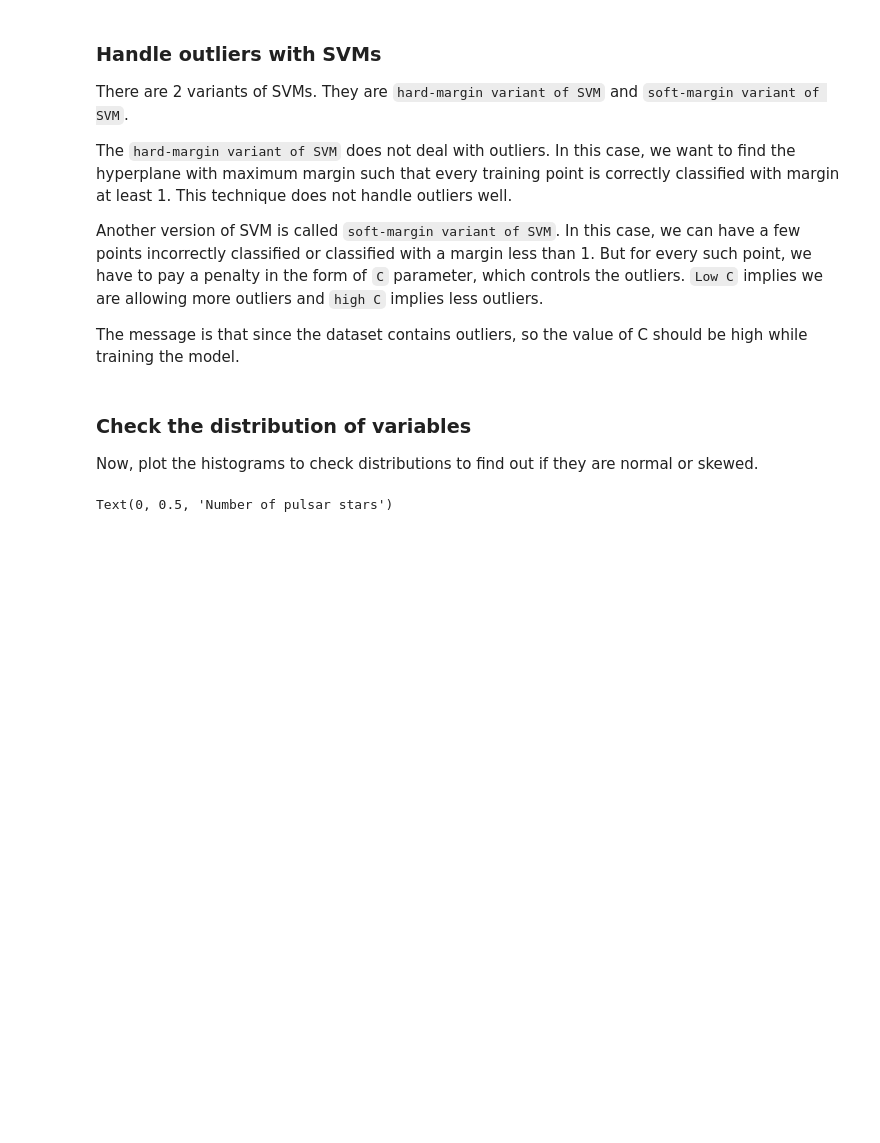
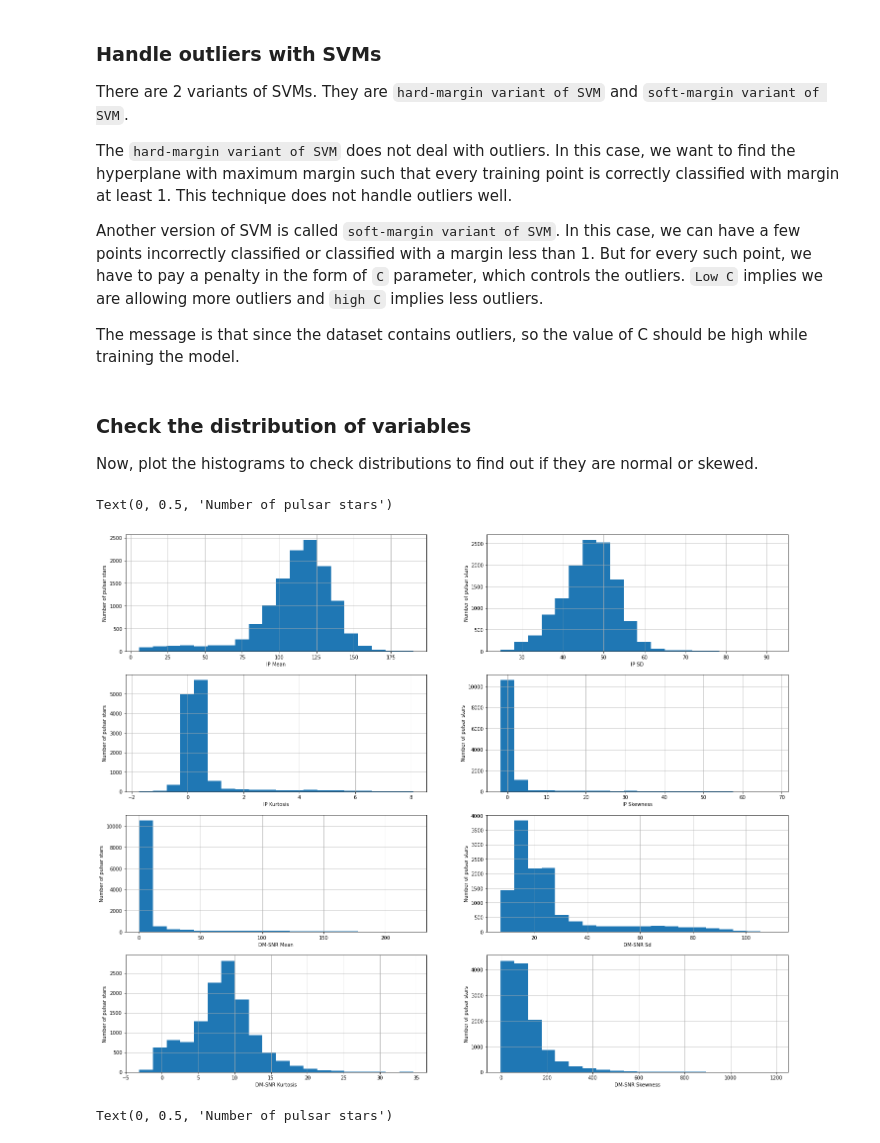
Before and after one commit to piyushpp07/DataScience, a Jupyter notebook: 22-01-19-SVM/Assignment.ipynb, the cells around one changed output. Saved outputs shown, nothing was run; the diff lists cells and outputs as text; code cells hidden in the pictures; blank space fills up the shorter version.

```diff
--- a/22-01-19-SVM/Assignment.ipynb
+++ b/22-01-19-SVM/Assignment.ipynb
@@ -540,3 +565,58 @@ fig.set_ylabel('Number of pulsar stars')
+# %%
+# plot histogram to check distribution
+
+
+plt.figure(figsize=(24,20))
+
+
+plt.subplot(4, 2, 1)
+fig = df['IP Mean'].hist(bins=20)
+fig.set_xlabel('IP Mean')
+fig.set_ylabel('Number of pulsar stars')
+
+plt.subplot(4, 2, 2)
+fig = df['IP Sd'].hist(bins=20)
+fig.set_xlabel('IP SD')
+fig.set_ylabel('Number of pulsar stars')
+
+
+plt.subplot(4, 2, 3)
+fig = df['IP Kurtosis'].hist(bins=20)
+fig.set_xlabel('IP Kurtosis')
+fig.set_ylabel('Number of pulsar stars')
+
+
+plt.subplot(4, 2, 4)
+fig = df['IP Skewness'].hist(bins=20)
+fig.set_xlabel('IP Skewness')
+fig.set_ylabel('Number of pulsar stars')
+
+
+plt.subplot(4, 2, 5)
+fig = df['DM-SNR Mean'].hist(bins=20)
+fig.set_xlabel('DM-SNR Mean')
+fig.set_ylabel('Number of pulsar stars')
+
+
+plt.subplot(4, 2, 6)
+fig = df['DM-SNR Sd'].hist(bins=20)
+fig.set_xlabel('DM-SNR Sd')
+fig.set_ylabel('Number of pulsar stars')
+
+
+plt.subplot(4, 2, 7)
+fig = df['DM-SNR Kurtosis'].hist(bins=20)
+fig.set_xlabel('DM-SNR Kurtosis')
+fig.set_ylabel('Number of pulsar stars')
+
+
+plt.subplot(4, 2, 8)
+fig = df['DM-SNR Skewness'].hist(bins=20)
+fig.set_xlabel('DM-SNR Skewness')
+fig.set_ylabel('Number of pulsar stars')
+# %% [output]
+Text(0, 0.5, 'Number of pulsar stars')
+[figure, added]
 # %%
 # %% [output]
 Text(0, 0.5, 'Number of pulsar stars')
```
Also changed, not shown: parts of 39 cells of this notebook.
